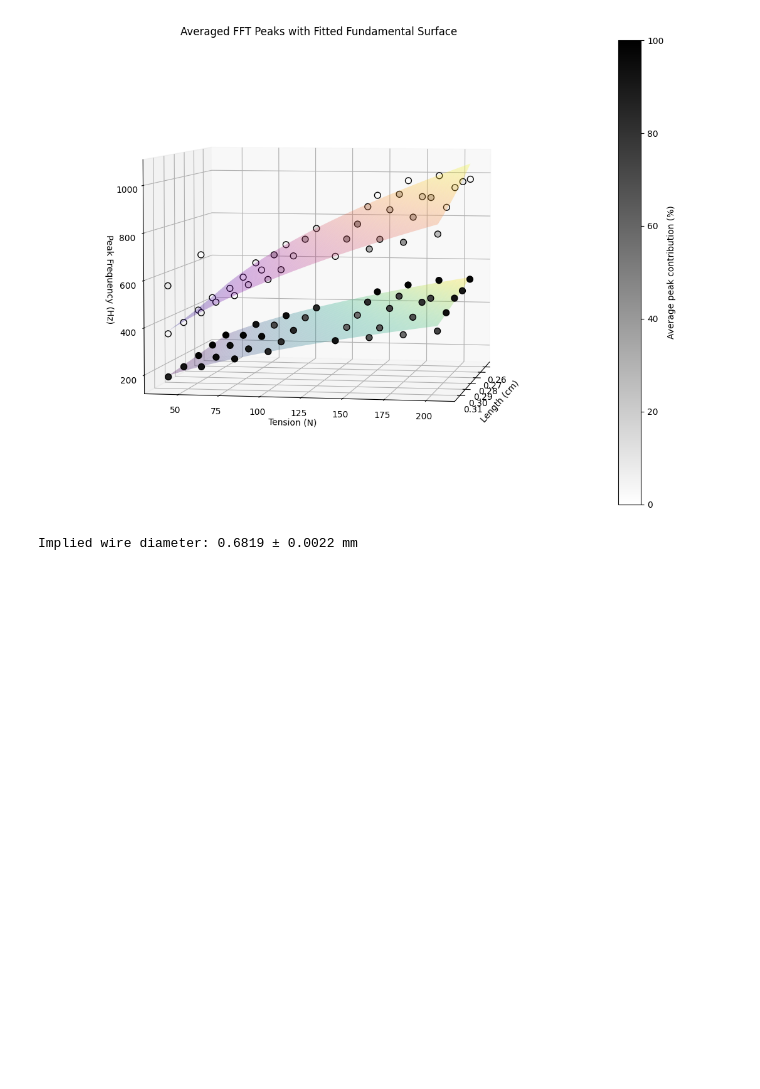
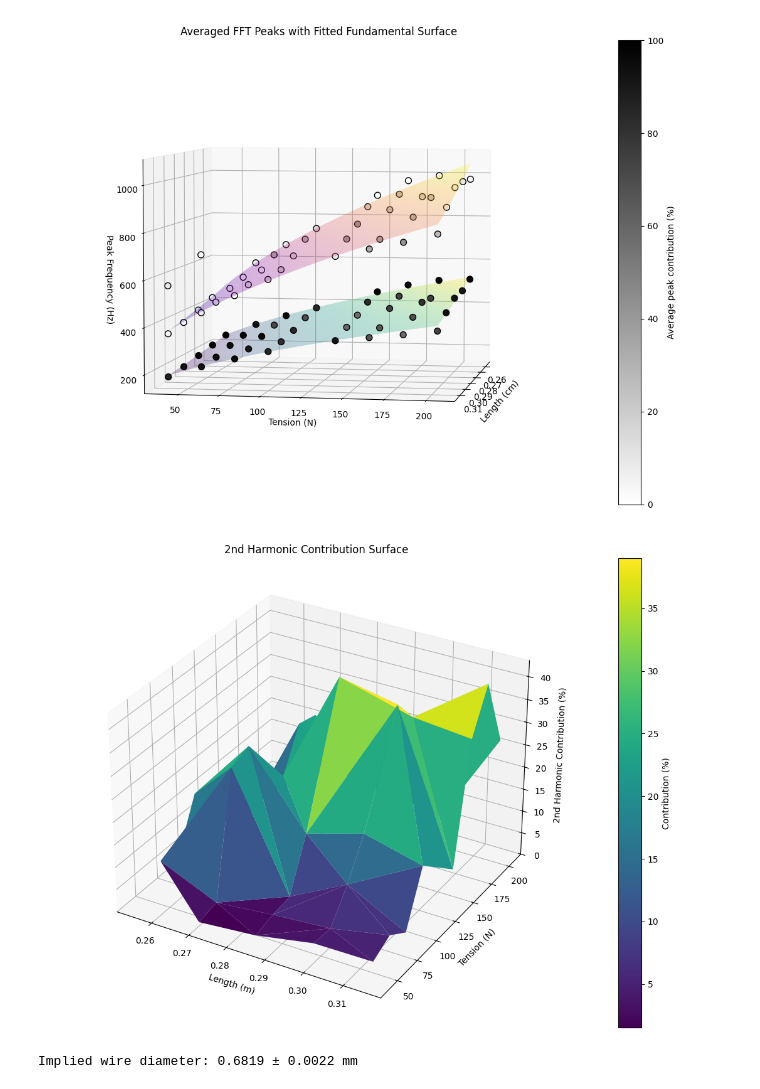
Before and after one commit to Spaantje5/Vibrating-String-Experiment, a Jupyter notebook: Frequentie analyse/Labjournal_frequency.ipynb, the cells around one changed output. Cells and saved outputs as stored; diff of their text form; code cells hidden in the pictures; blank space fills up the shorter version.

Commit message:
harmonic contribution

```diff
--- a/Frequentie analyse/Labjournal_frequency.ipynb
+++ b/Frequentie analyse/Labjournal_frequency.ipynb
@@ -468,6 +468,24 @@ plt.tight_layout()
 plt.show()
 # %% [output]
 [figure]
+# %%
+harmonic_contribution = peak_percent[harmonic_rows]
+
+fig = plt.figure(figsize=(11, 8))
+ax = fig.add_subplot(111, projection="3d")
+
+surf = ax.plot_trisurf(harmonic_lengths, harmonic_forces, harmonic_contribution, cmap="viridis", edgecolor="none")
+
+ax.set_xlabel("Length (m)")
+ax.set_ylabel("Tension (N)")
+ax.set_zlabel("2nd Harmonic Contribution (%)")
+ax.set_title("2nd Harmonic Contribution Surface")
+
+fig.colorbar(surf, ax=ax, pad=0.1, label="Contribution (%)")
+plt.tight_layout()
+plt.show()
+# %% [output]
+[figure, added]
 # %%
 rho_stainless = 7900  # kg/m^3, typical stainless steel density
 
```
